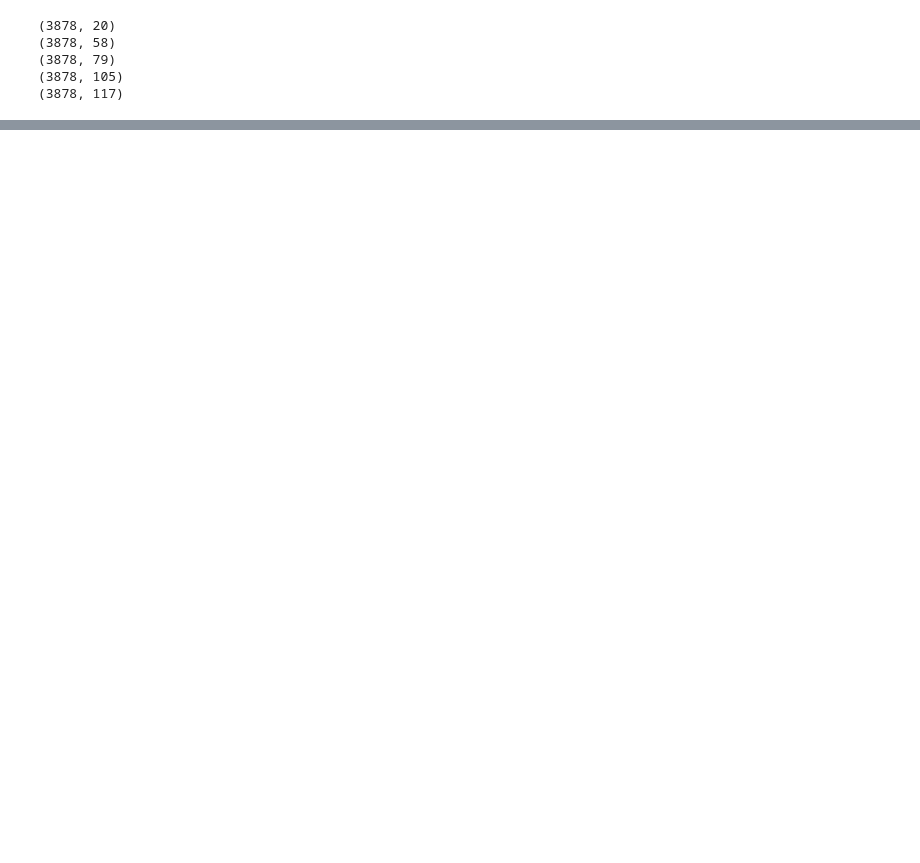
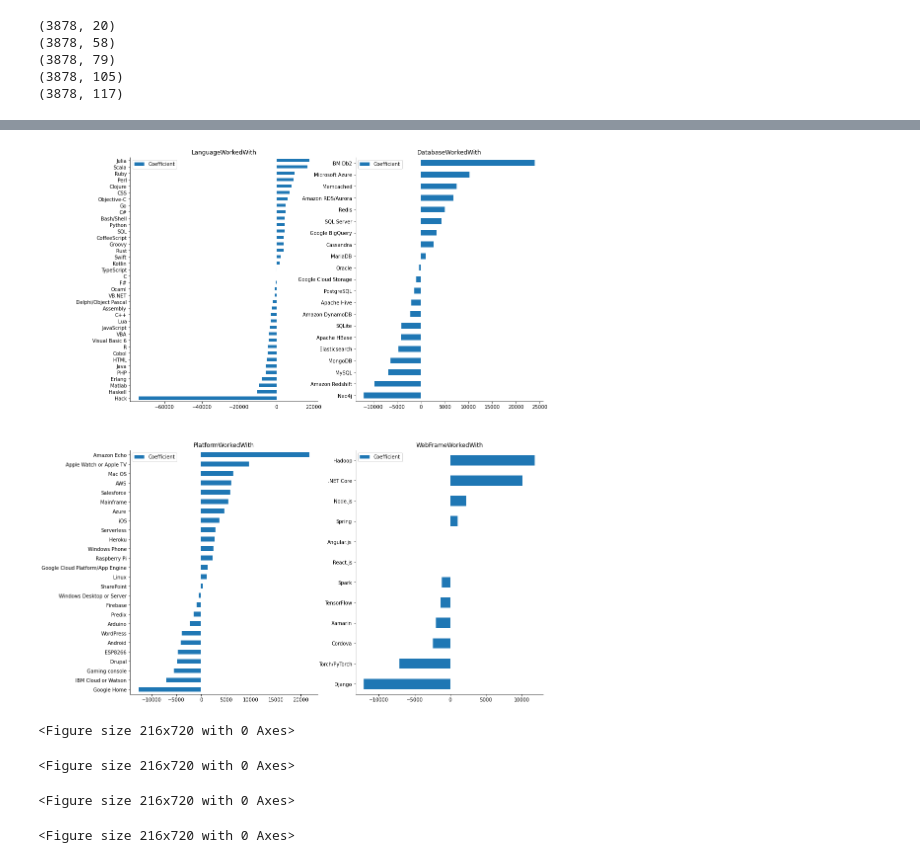
Before and after one commit to aldrinlambon/stackoverflow-survey-data-analysis, a Jupyter notebook: SalaryModeling.ipynb, the cells around one changed output, grey strips where cells are left out. Saved outputs shown, nothing was run; the diff lists cells and outputs as text; code cells hidden in the pictures; blank space fills up the shorter version.

```diff
--- a/SalaryModeling.ipynb
+++ b/SalaryModeling.ipynb
@@ -90,0 +105,4 @@ for col in ['DeveloperType','LanguageWorkedWith','DatabaseWorkedWith','PlatformW
+# %%
+contains_col = feat_coef.index.str.contains('DatabaseWorkedWith')
+sub_feat = feat_coef[contains_col]
+sub_feat.index.values
@@ -90,0 +125,27 @@ for col in ['DeveloperType','LanguageWorkedWith','DatabaseWorkedWith','PlatformW
+# %%
+fig, ax = plt.subplots(2,2,figsize=(15,20))
+
+a = 0
+b = 0
+
+for col in ['LanguageWorkedWith','DatabaseWorkedWith','PlatformWorkedWith','WebFrameWorkedWith']:
+    plt.figure(figsize=(3,10))
+    contains_col = feat_coef.index.str.contains(col)
+    sub_feat = feat_coef[contains_col]
+    sub_feat.index = sub_feat.index.str.replace(col+': ','')
+    sub_feat.sort_values('Coefficient').plot(kind='barh',ax=ax[a,b])
+    ax[a,b].spines['right'].set_visible(False)
+    ax[a,b].spines['top'].set_visible(False)
+    ax[a,b].set_ylabel('')
+    ax[a,b].set_title(str(col));
+    b+=1
+    if(b==2):
+        b=0
+        a+=1
+plt.show();
+# %% [output]
+[figure, added]
+<Figure size 216x720 with 0 Axes>
+<Figure size 216x720 with 0 Axes>
+<Figure size 216x720 with 0 Axes>
+<Figure size 216x720 with 0 Axes>
```
Also changed, not shown: parts of 6 cells of this notebook.
